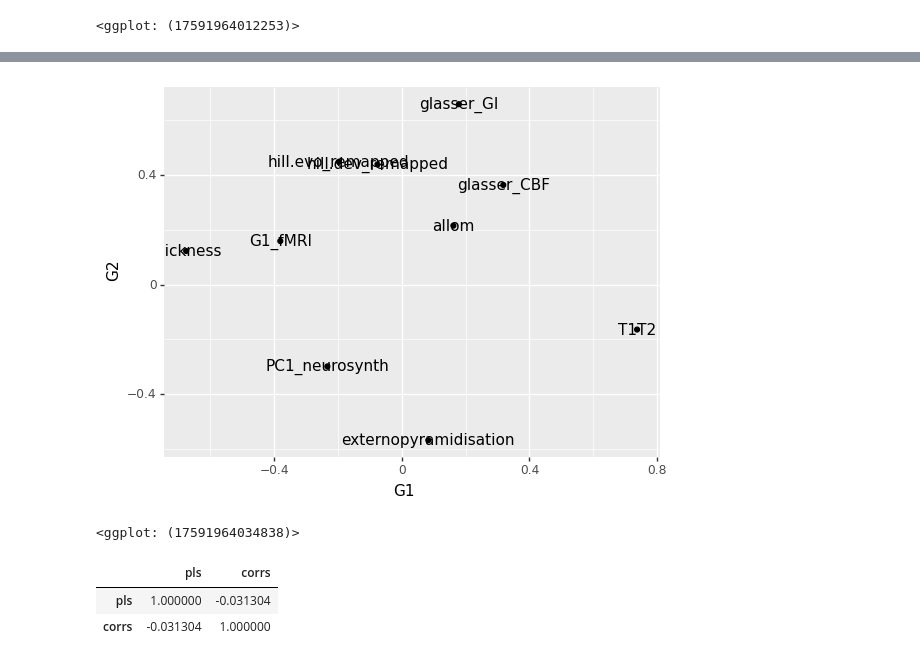
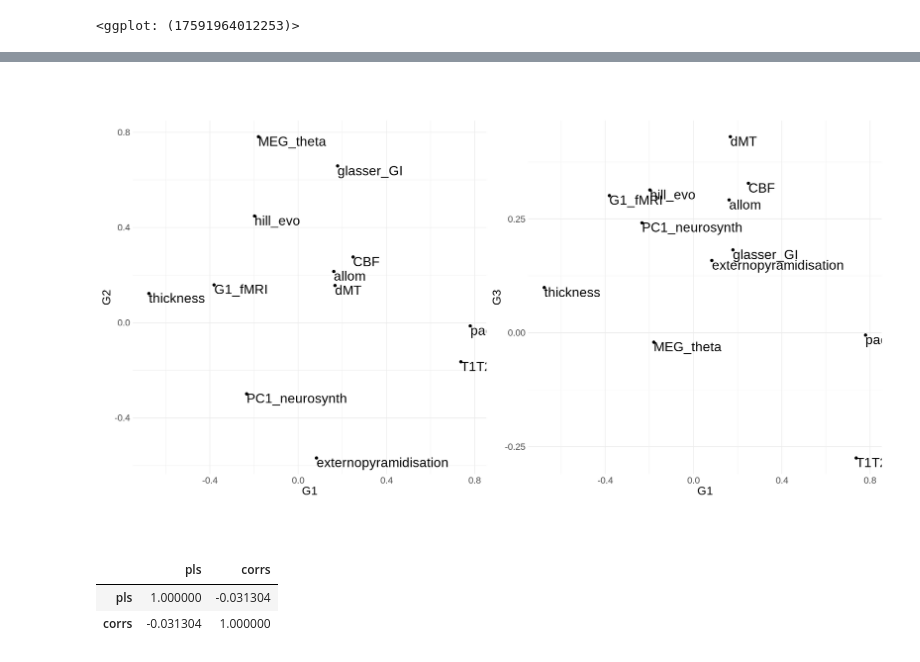
Before and after one commit to richardajdear/AHBA_gradients, a Jupyter notebook: notebooks/mri_networks.ipynb, the cells around one changed output, grey strips where cells are left out. Cells and saved outputs as stored; diff of their text form; code cells hidden in the pictures.

```diff
--- a/notebooks/mri_networks.ipynb
+++ b/notebooks/mri_networks.ipynb
@@ -208,10 +221,23 @@ corrs
-# %%
-(ggplot(corrs, aes(x='G1',y='G2')) +
-geom_point() +
-geom_text(aes(label='corrs.index')) )
-# %% [output]
-[figure, removed]
-<ggplot: (17591964034838)>
+# %%
+%%R -i corrs -w 48 -h 28 -u cm -r 100
+
+df <- corrs %>% rownames_to_column('map')
+
+g1 <- df %>% ggplot(aes(x=G1,y=G2)) +
+    geom_point(size=2) +
+    geom_text(aes(label=map), size=8, vjust=1, hjust=0)
+g2 <- df %>% ggplot(aes(x=G1,y=G3)) +
+    geom_point(size=2) +
+    geom_text(aes(label=map), size=8, vjust=1, hjust=0)
+
+(g1 + g2) & theme_minimal() &
+theme(
+    text = element_text(size=20),
+    strip.text = element_text(size=20),
+    aspect.ratio = 1,
+)
+# %% [output]
+[figure, added]
 # %%
 from plotnine import *
 scatter = weights.stack().rename('pls').to_frame().join(corrs.stack().rename('corrs'))
```
Also changed, not shown: parts of 9 cells of this notebook, 19 other files.
